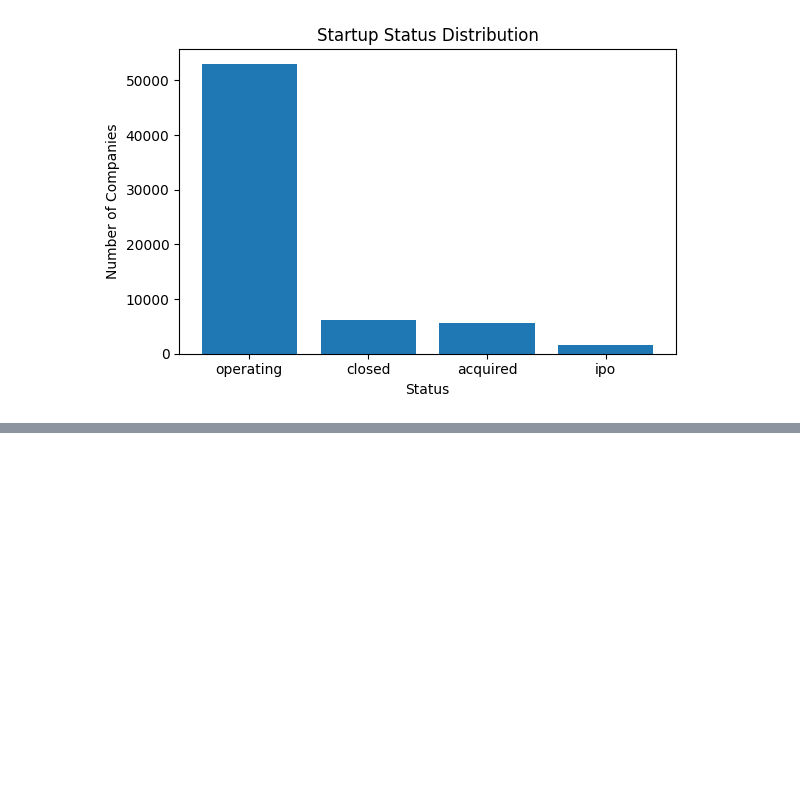
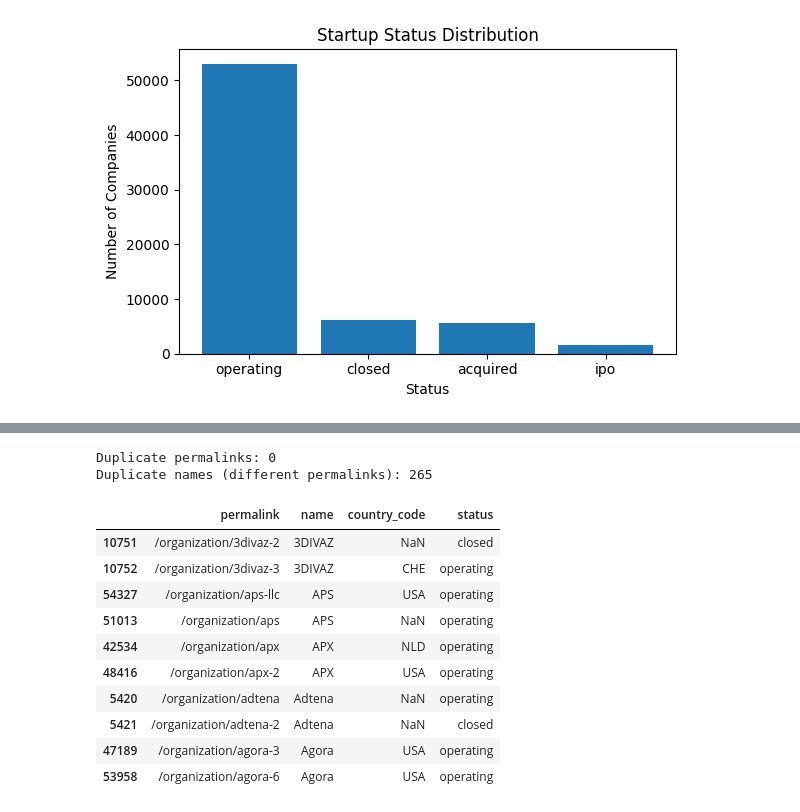
Before and after one commit to Hughes-Tyler/AnalyticsCapstone, a Jupyter notebook: notebooks/main.ipynb, the cells around one changed output, grey strips where cells are left out. Cells and saved outputs as stored; diff of their text form; code cells hidden in the pictures; blank space fills up the shorter version.

Commit message:
Beginning of EDA for Week 3. Clearly marked where Week 3 begins.

```diff
--- a/notebooks/main.ipynb
+++ b/notebooks/main.ipynb
@@ -147,0 +159,14 @@ plt.show()
+# %%
+df['funding_total_usd_clean'] = pd.to_numeric(
+    df['funding_total_usd'].replace('-', np.nan), errors='coerce'
+)
+
+n_missing_dash = (df['funding_total_usd'] == '-').sum()
+pct_missing_dash = (n_missing_dash / len(df) * 100).round(2)
+print(f"Rows using '-': {n_missing_dash} ({pct_missing_dash}% of all rows)")
+
+desc = df['funding_total_usd_clean'].describe()
+pd.options.display.float_format = '{:,.2f}'.format
+
+print(f"\nSummary stats for funding_total_usd_clean (excluding the {n_missing_dash} rows marked '-'):")
+print(desc)
@@ -147,0 +426,22 @@ plt.show()
+# %%
+n_dup_permalinks = df['permalink'].duplicated().sum()
+n_dup_names = df['name'].duplicated().sum()
+
+print(f"Duplicate permalinks: {n_dup_permalinks}")
+print(f"Duplicate names (different permalinks): {n_dup_names}")
+
+df[df['name'].duplicated(keep=False)].sort_values('name')[['permalink', 'name', 'country_code', 'status']].head(10)
+# %% [output]
+Duplicate permalinks: 0
+Duplicate names (different permalinks): 265
+|  | permalink | name | country_code | status |
+| 10751 | /organization/3divaz-2 | 3DIVAZ | NaN | closed |
+| 10752 | /organization/3divaz-3 | 3DIVAZ | CHE | operating |
+| 54327 | /organization/aps-llc | APS | USA | operating |
+| 51013 | /organization/aps | APS | NaN | operating |
+| 42534 | /organization/apx | APX | NLD | operating |
+| 48416 | /organization/apx-2 | APX | USA | operating |
+| 5420 | /organization/adtena | Adtena | NaN | operating |
+| 5421 | /organization/adtena-2 | Adtena | NaN | closed |
+| 47189 | /organization/agora-3 | Agora | USA | operating |
+| 53958 | /organization/agora-6 | Agora | USA | operating |
```
Also changed, not shown: parts of 26 cells of this notebook, 1 other file.
